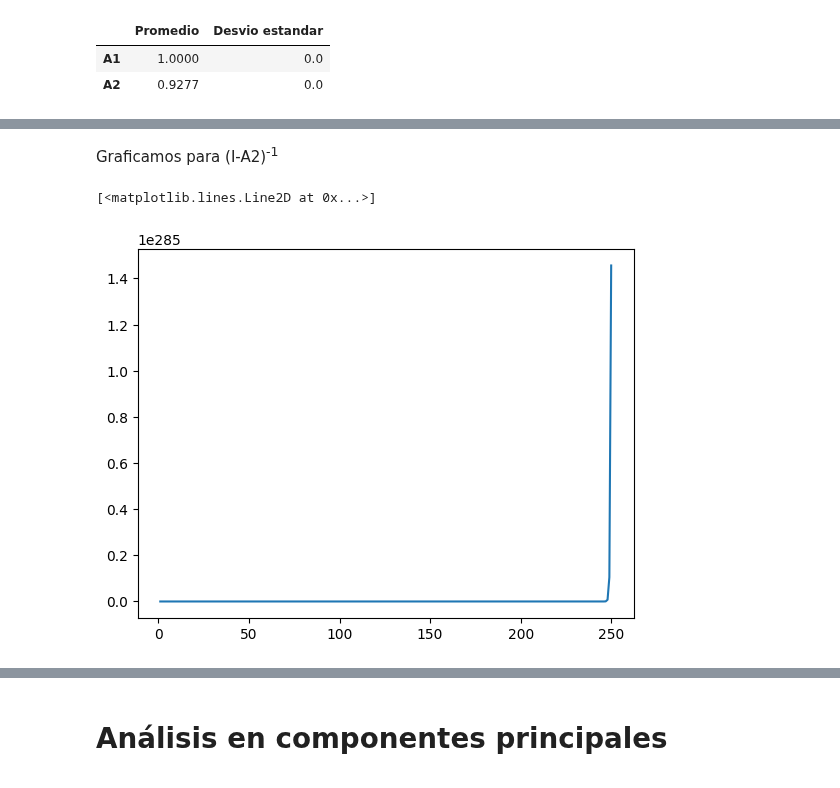
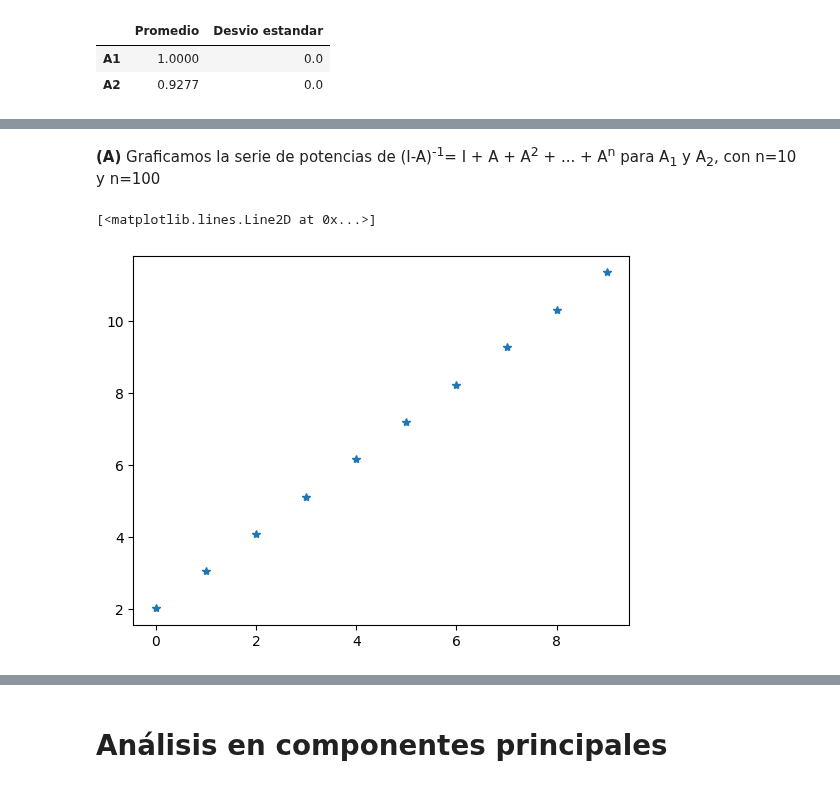
Before and after one commit to evaFomina/ALC_TP, a Jupyter notebook: Tiburones_ALC_TP2.ipynb, the cells around one changed output, grey strips where cells are left out. Saved outputs shown, nothing was run; the diff lists cells and outputs as text; code cells hidden in the pictures.

```diff
--- a/Tiburones_ALC_TP2.ipynb
+++ b/Tiburones_ALC_TP2.ipynb
@@ -381,7 +394,12 @@ plt.plot(arr[:18], l1)
-# %% [markdown]
-Graficamos para (I-A2)<sup>-1</sup>
-# %%
-plt.plot(arr, l2)
-# %% [output]
-[<matplotlib.lines.Line2D at 0x...>]
-[figure, removed]
+# %% [markdown]
+**(A)**     Graficamos la serie de potencias de (I-A)<sup>-1</sup>= I + A + A<sup>2</sup> + ... + A<sup>n</sup> para A<sub>1</sub> y A<sub>2</sub>, con n=10 y n=100
+# %%
+normas_A1_10 = seriePotencia(A1, 10)[1]
+normas_A1_100 = seriePotencia(A1, 100)[1]
+normas_A2_10 = seriePotencia(A2, 10)[1]
+normas_A2_100 = seriePotencia(A2, 100)[1]
+# %%
+plt.plot(normas_A1_10, "*")
+# %% [output]
+[<matplotlib.lines.Line2D at 0x...>]
+[figure, added]
```
Also changed, not shown: parts of 66 cells of this notebook, 1 other file.
